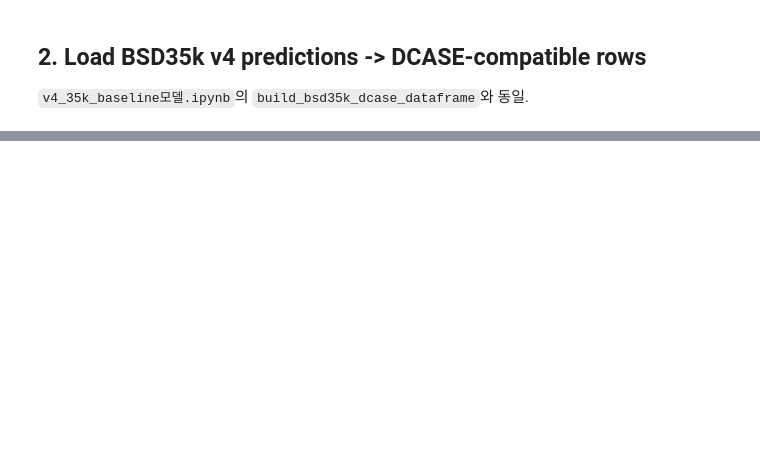
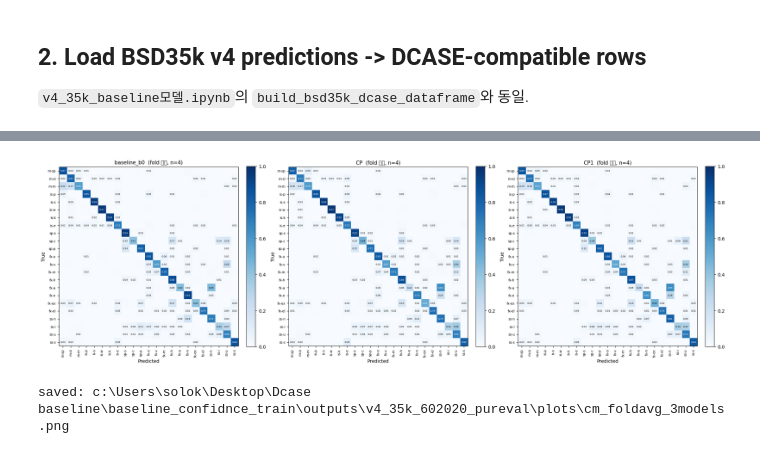
Before and after one commit to KANG-Hyeong-uk/dcase_2026, a Jupyter notebook: notebooks/bsd35k_class_selective_aug.ipynb, the cells around one changed output, grey strips where cells are left out. Drawn from its saved outputs; the diff is of its cells as text; code cells hidden in the pictures; blank space fills up the shorter version.

```diff
--- a/notebooks/bsd35k_class_selective_aug.ipynb
+++ b/notebooks/bsd35k_class_selective_aug.ipynb
@@ -44,14 +51,16 @@ sys.path.insert(0, str(ROOT / 'dcase2026_task1_baseline'))
 
 import confidence_baseline_common as cbc
 
-# 기존 v4_35k_baseline_model 실험과 동일하게 유지 (holdout 재현 위해 필수)
+# holdout 재현 위해 seed 고정 (test 2192 동일)
 SEED = 1821
 BASELINE_MODES = ('both',)
-N_FOLDS = 5
+# 60/20/20: test 20%(고정) + train_pool 80%에 StratifiedKFold(4) -> train 60% / val 20%
+VAL_FOLDS = 4
 NUM_EPOCHS = 100
 BATCH_SIZE = 64
 
-OUTPUT_ROOT = ROOT / 'baseline_confidnce_train' / 'outputs' / 'v4_35k_class_selective'
+# 변경점: 35k는 train fold에만 섞고 val/test는 순수 BSD10k. 새 폴더로 분리(기존 결과 보존).
+OUTPUT_ROOT = ROOT / 'baseline_confidnce_train' / 'outputs' / 'v4_35k_602020_pureval'
 PLOTS_DIR = OUTPUT_ROOT / 'plots'
 DATASET_DIR = OUTPUT_ROOT / 'datasets'
 for path in [OUTPUT_ROOT, PLOTS_DIR, DATASET_DIR]:
@@ -298,9 +601,8 @@ display(comp[['strategy', 'added_bsd35k', 'accuracy_mean', 'hierarchical_accurac
 
 if 'baseline_b0' in comp['strategy'].values:
     b0 = comp.loc[comp['strategy'] == 'baseline_b0', 'hierarchical_accuracy_mean'].iloc[0]
-    print(f'
-baseline_b0 H-Acc = {b0:.3f}')
-    for lab in ['C1', 'C2']:
+    print(f'\nbaseline_b0 H-Acc = {b0:.3f}')
+    for lab in ['CP', 'CP1']:
         if lab in comp['strategy'].values:
             v = comp.loc[comp['strategy'] == lab, 'hierarchical_accuracy_mean'].iloc[0]
             verdict = 'BEATS baseline' if v > b0 else 'below baseline'
@@ -307,0 +622,47 @@ baseline_b0 H-Acc = {b0:.3f}')
+# %%
+## 9. fold 평균 confusion matrix (baseline_b0 / CP / CP1)
+import glob
+import numpy as np
+import pandas as pd
+import matplotlib.pyplot as plt
+
+labels = [name for name, _ in sorted(class_dict.items(), key=lambda kv: kv[1])]
+
+def fold_avg_cm(label):
+    """각 fold의 row-normalized confusion matrix를 평균."""
+    files = sorted(glob.glob(str(OUTPUT_ROOT / label / 'both' / 'fold_*' / 'evaluation' / 'confusion_matrix_normalized_true.csv')))
+    if not files:
+        return None, 0
+    mats = [pd.read_csv(f, index_col=0).reindex(index=labels, columns=labels).fillna(0.0).values for f in files]
+    return np.mean(mats, axis=0), len(files)
+
+strategies = ['baseline_b0', 'CP', 'CP1']
+data = [(s, *fold_avg_cm(s)) for s in strategies]
+data = [(s, m, n) for s, m, n in data if m is not None]
+
+fig, axes = plt.subplots(1, len(data), figsize=(7 * len(data), 6.5))
+if len(data) == 1:
+    axes = [axes]
+for ax, (s, m, n) in zip(axes, data):
+    im = ax.imshow(m, cmap='Blues', vmin=0, vmax=1)
+    ax.set_title(f'{s}  (fold 평균, n={n})', fontsize=11)
+    ax.set_xticks(range(len(labels))); ax.set_xticklabels(labels, rotation=90, fontsize=7)
+    ax.set_yticks(range(len(labels))); ax.set_yticklabels(labels, fontsize=7)
+    ax.set_xlabel('Predicted'); ax.set_ylabel('True')
+    for i in range(len(labels)):
+        for j in range(len(labels)):
+            v = m[i, j]
+            if v >= 0.01:
+                ax.text(j, i, f'{v:.2f}', ha='center', va='center', fontsize=5,
+                        color='white' if v > 0.5 else 'black')
+    fig.colorbar(im, ax=ax, fraction=0.046, pad=0.04)
+fig.tight_layout()
+fig.savefig(PLOTS_DIR / 'cm_foldavg_3models.png', dpi=180, bbox_inches='tight')
+plt.show()
+
+for s, m, n in data:
+    pd.DataFrame(m, index=labels, columns=labels).round(4).to_csv(OUTPUT_ROOT / f'cm_foldavg_{s}.csv')
+print('saved:', PLOTS_DIR / 'cm_foldavg_3models.png')
+# %% [output]
+[figure, added]
+saved: c:\Users\solok\Desktop\Dcase baseline\baseline_confidnce_train\outputs\v4_35k_602020_pureval\plots\cm_foldavg_3models.png
```
Also changed, not shown: parts of 20 cells of this notebook, 6 other files.
